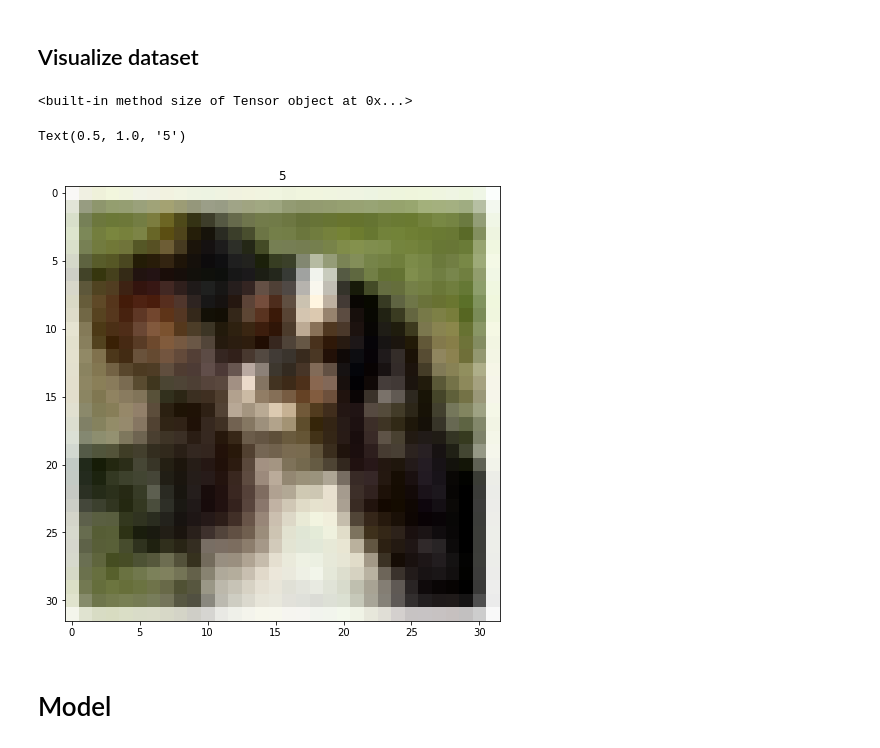
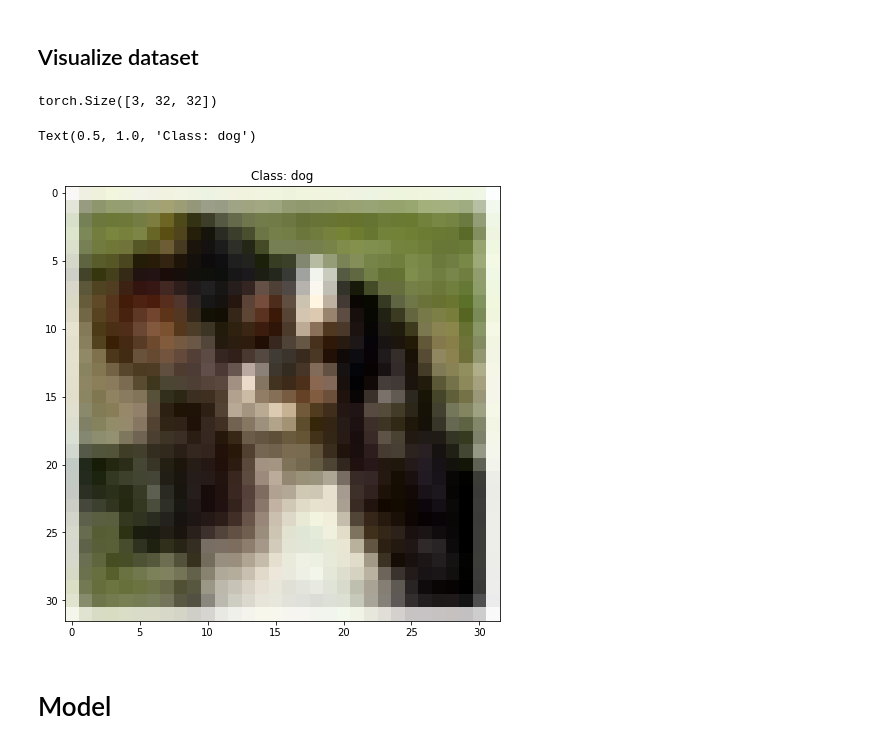
Before and after one commit to matthewpurri/Transformer_Tutorial, a Jupyter notebook: vit_tutorial.ipynb, the cells around one changed output. Saved outputs shown, nothing was run; the diff lists cells and outputs as text; code cells hidden in the pictures.

```diff
--- a/vit_tutorial.ipynb
+++ b/vit_tutorial.ipynb
@@ -32,17 +32,17 @@ Files already downloaded and verified
 example_index = 500
 image, label = train_dataset.__getitem__(example_index)
 
-print(image.size)
+print(image.shape)
 # %% [output]
-<built-in method size of Tensor object at 0x...>
+torch.Size([3, 32, 32])
 # %%
 image = np.asarray(image)
 _, ax = plt.subplots(1,1,figsize=(8,8))
 ax.imshow(image.transpose(1,2,0))
-ax.set_title(label)
+ax.set_title(f'Class: {train_dataset.classes[label]}')
 # %% [output]
-Text(0.5, 1.0, '5')
+Text(0.5, 1.0, 'Class: dog')
-[figure, old version]
+[figure, new version]
 # %% [markdown]
 # Model
 # %% [markdown]
```
Also changed, not shown: parts of 1 cell of this notebook.
